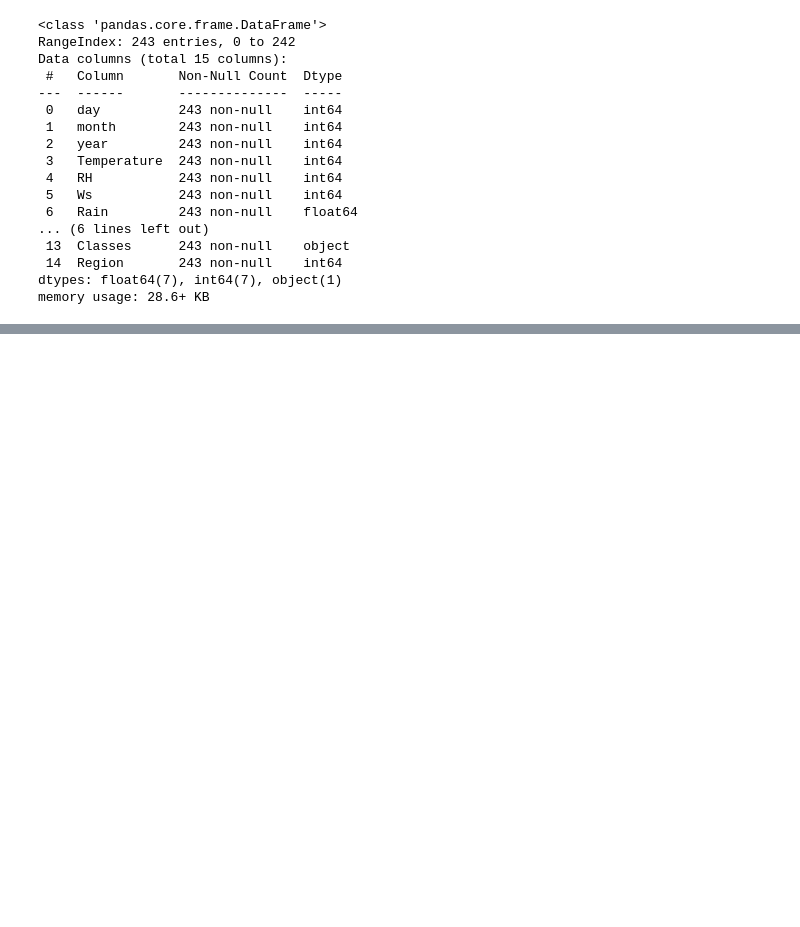
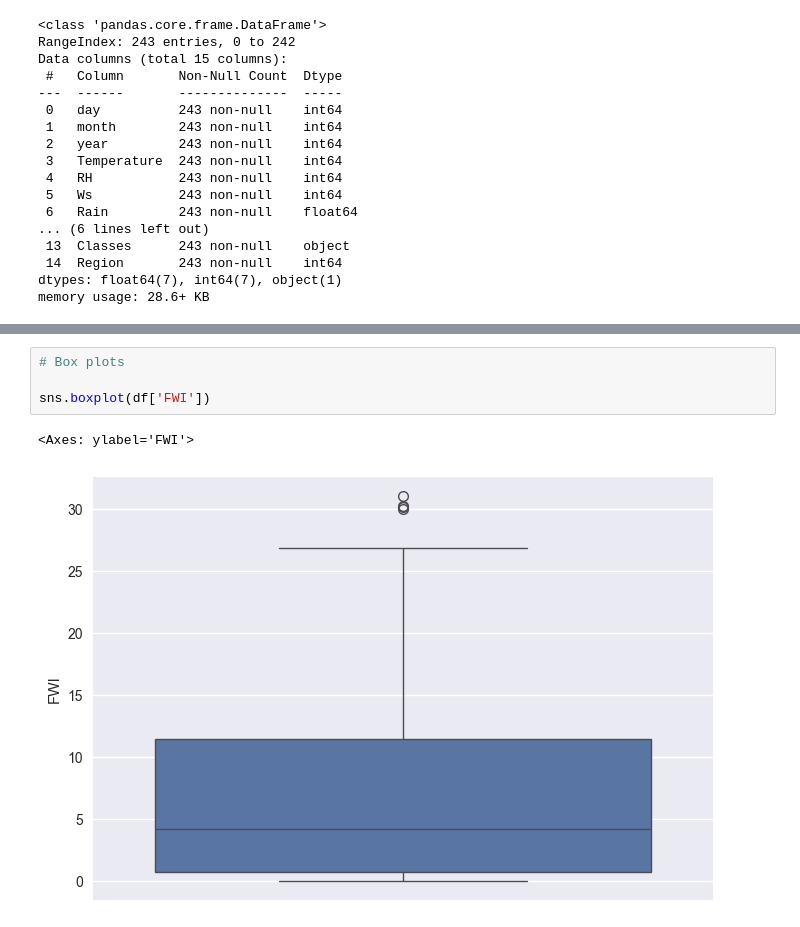
Before and after one commit to anshul755/Machine-Learning, a Jupyter notebook: Algerian Forest Fire/AlgerianForestFire.ipynb, the cells around one changed output, grey strips where cells are left out. Saved outputs shown, nothing was run; the diff lists cells and outputs as text; blank space fills up the shorter version.

```diff
--- a/Algerian Forest Fire/AlgerianForestFire.ipynb
+++ b/Algerian Forest Fire/AlgerianForestFire.ipynb
@@ -229,0 +294,7 @@ memory usage: 28.6+ KB
+# %%
+# Box plots
+
+sns.boxplot(df['FWI'])
+# %% [output]
+<Axes: ylabel='FWI'>
+[figure, added]
```
Also changed, not shown: parts of 34 cells of this notebook, 1 other file.
